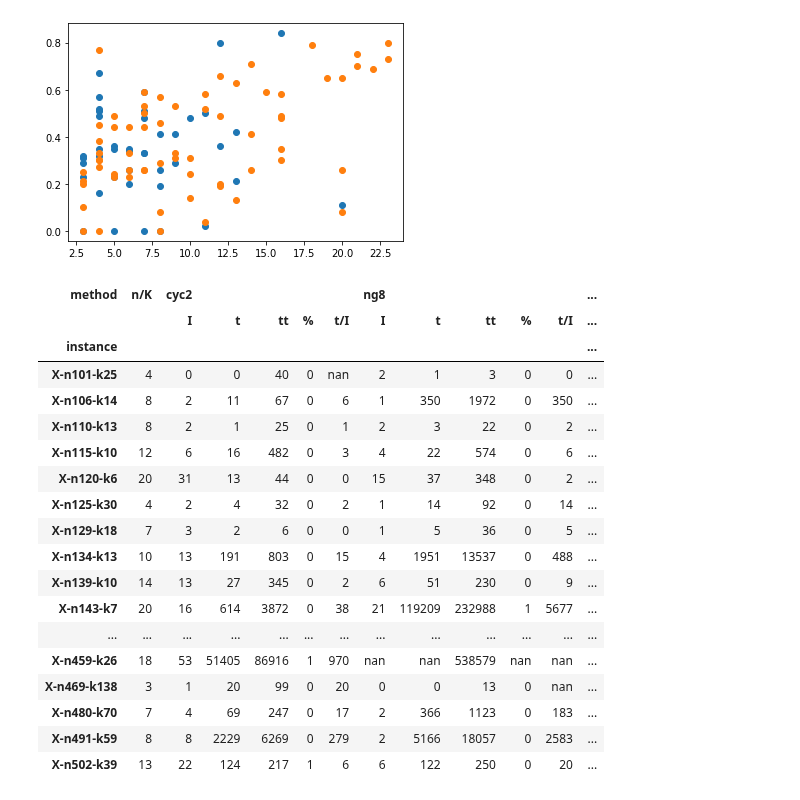
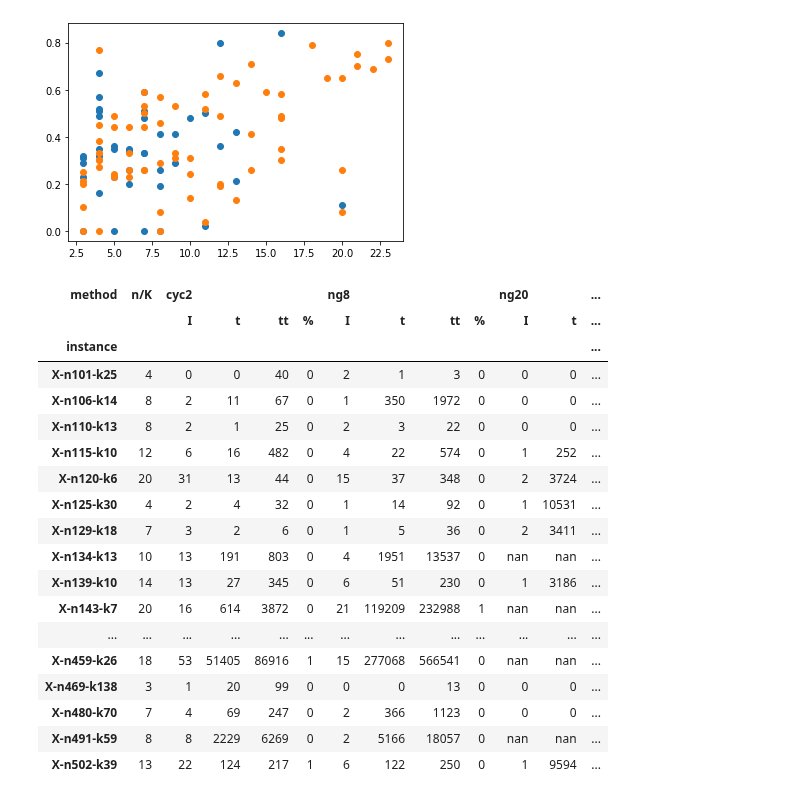
Before and after one commit to habanzu/cvrp, a Jupyter notebook: notebooks/Evaluation.ipynb, the cells around one changed output. Drawn from its saved outputs; the diff is of its cells as text; code cells hidden in the pictures.

```diff
--- a/notebooks/Evaluation.ipynb
+++ b/notebooks/Evaluation.ipynb
@@ -94,0 +113,24 @@ plt.scatter(df2['n/K'],np.log(df2['total time']))
+# %%
+data['n/K'] = data['n/K'].astype(int)
+data
+plt.figure(figsize=(6.6,4),dpi=200)
+df = data.loc[data.method == "ng8"]
+df1 = df.loc[df.terminated == True].groupby('n/K').mean()
+df2 = df.loc[df.terminated == False].groupby('n/K').mean()
+plt.scatter(df1.index,df1['total time'],marker='>',label='ng8 (terminated)')
+# plt.scatter(df2.index,df2['total time'],marker='o')
+df3 = data.loc[data.method == "cyc2"].groupby('n/K').mean()
+plt.scatter(df3.index,df3['total time'],marker='v',label='2-cycle')
+df4 = data.loc[data.method == "SPPRC"].groupby('n/K').mean()
+plt.scatter(df4.index,df4['total time'],marker='^',label='SPPRC')
+plt.yscale('log')
+
+df = data.loc[data.method == "ng20"].copy()
+df1 = df.loc[df.terminated == True].groupby('n/K').mean()
+df2 = df.loc[df.terminated == False].groupby('n/K').mean()
+plt.scatter(df1.index,df1['total time'],label="ng20 (terminated)",marker='<')
+# plt.scatter(df2.index,df2['total time'],label="Aborted",marker='x')
+
+ax = plt.gca()
+ax.xaxis.set_major_locator(MaxNLocator(integer=True))
+plt.legend(loc='lower right')
@@ -134,6 +179,7 @@ c = 0.99
 data['I'] = np.nan
 data['t'] = np.nan
 data['lb_rel'] = np.nan
+data['time_beaten'] = False
 
 for index, row in data.iterrows():
     if row['terminated']:
@@ -142,6 +188,7 @@ for index, row in data.iterrows():
             instance = row["instance"]
             method = row["method"]
             bound_sup = data['final bound'][f"{instance}-{hierarchy[method]}"]
+            time_sup = data['total time'][f"{instance}-{hierarchy[method]}"]
             bound_c = row['final bound'] * c
             df_beaten = df[df['lower_bound'] >= bound_sup]
             df_c = df[df['lower_bound'] >= bound_c]
@@ -153,8 +200,12 @@ for index, row in data.iterrows():
             data.loc[index, 'Ic'] = df_c.shape[0] - 1
             data.loc[index, 'tc'] = df_c['total time'].iloc[-1] - df_c.iloc[0,df_c.columns.get_loc('total time')]
 
+            if row['total time'] < time_sup:
+                data.loc[index, 'time_beaten'] = True
+
 data["t/I"] = data['t'] / (data["I"])
 data["%"] = data['t'].divide(data['total time'],fill_value=np.nan)
 data["%c"] = data['tc'].divide(data['total time'],fill_value=np.nan)
 data["tt"] = data['total time']
 data = data.round({"total time":0, "t":0,"tc":0, "%":2,"%c":2,"t/I":0})
+data
@@ -206,37 +351,37 @@ plt.scatter(df2['n/K'],df2['%c'])
 <matplotlib.collections.PathCollection at 0x...>
 [figure]
 # %%
-table = data[['instance','method','I','t','tt',"%","t/I","n/K"]]
+table = data[['instance','method','I','t','tt',"%","n/K"]]
 table = table[table.method != "SPPRC"]
 table = table.pivot(index=["instance","n/K"],columns='method')
 table = table.reset_index("n/K")
 table.columns = table.columns.swaplevel()
 _, index = table.columns.sortlevel()
 table = table.iloc[:,index]
 ser = table[("","n/K")]
 table = table[['cyc2','ng8','ng20']]
 table.insert(0,"n/K",ser)
-# # format_dict = {("ng8","%"):"{:.0%}".format, ("ng20","%"):"{:.0%}".format, ("cyc2","%"):"{:.0%}".format}
-# # table.iloc[:46].to_latex("output/table_small.tex",formatters=format_dict,float_format="%.0f",na_rep="-")
-# # table.iloc[46:].to_latex("output/table_large.tex",formatters=format_dict,float_format="%.0f",na_rep="-")
+format_dict = {("ng8","%"):"{:.0%}".format, ("ng20","%"):"{:.0%}".format, ("cyc2","%"):"{:.0%}".format}
+table.iloc[:40].to_latex("output/table_small.tex",formatters=format_dict,float_format="%.0f",na_rep="-")
+table.iloc[40:].to_latex("output/table_large.tex",formatters=format_dict,float_format="%.0f",na_rep="-")
 table.style.format("{:.0f}")
 # %% [output]
-| method | n/K | cyc2 |  |  |  |  | ng8 |  |  |  |  | ... |
-|  |  | I | t | tt | % | t/I | I | t | tt | % | t/I | ... |
+| method | n/K | cyc2 |  |  |  | ng8 |  |  |  | ng20 |  | ... |
+|  |  | I | t | tt | % | I | t | tt | % | I | t | ... |
 | instance |  |  |  |  |  |  |  |  |  |  |  | ... |
-| X-n101-k25 | 4 | 0 | 0 | 40 | 0 | nan | 2 | 1 | 3 | 0 | 0 | ... |
-| X-n106-k14 | 8 | 2 | 11 | 67 | 0 | 6 | 1 | 350 | 1972 | 0 | 350 | ... |
-| X-n110-k13 | 8 | 2 | 1 | 25 | 0 | 1 | 2 | 3 | 22 | 0 | 2 | ... |
-| X-n115-k10 | 12 | 6 | 16 | 482 | 0 | 3 | 4 | 22 | 574 | 0 | 6 | ... |
-| X-n120-k6 | 20 | 31 | 13 | 44 | 0 | 0 | 15 | 37 | 348 | 0 | 2 | ... |
-| X-n125-k30 | 4 | 2 | 4 | 32 | 0 | 2 | 1 | 14 | 92 | 0 | 14 | ... |
-| X-n129-k18 | 7 | 3 | 2 | 6 | 0 | 0 | 1 | 5 | 36 | 0 | 5 | ... |
-| X-n134-k13 | 10 | 13 | 191 | 803 | 0 | 15 | 4 | 1951 | 13537 | 0 | 488 | ... |
-| X-n139-k10 | 14 | 13 | 27 | 345 | 0 | 2 | 6 | 51 | 230 | 0 | 9 | ... |
-| X-n143-k7 | 20 | 16 | 614 | 3872 | 0 | 38 | 21 | 119209 | 232988 | 1 | 5677 | ... |
+| X-n101-k25 | 4 | 0 | 0 | 40 | 0 | 2 | 1 | 3 | 0 | 0 | 0 | ... |
+| X-n106-k14 | 8 | 2 | 11 | 67 | 0 | 1 | 350 | 1972 | 0 | 0 | 0 | ... |
+| X-n110-k13 | 8 | 2 | 1 | 25 | 0 | 2 | 3 | 22 | 0 | 0 | 0 | ... |
+| X-n115-k10 | 12 | 6 | 16 | 482 | 0 | 4 | 22 | 574 | 0 | 1 | 252 | ... |
+| X-n120-k6 | 20 | 31 | 13 | 44 | 0 | 15 | 37 | 348 | 0 | 2 | 3724 | ... |
+| X-n125-k30 | 4 | 2 | 4 | 32 | 0 | 1 | 14 | 92 | 0 | 1 | 10531 | ... |
+| X-n129-k18 | 7 | 3 | 2 | 6 | 0 | 1 | 5 | 36 | 0 | 2 | 3411 | ... |
+| X-n134-k13 | 10 | 13 | 191 | 803 | 0 | 4 | 1951 | 13537 | 0 | nan | nan | ... |
+| X-n139-k10 | 14 | 13 | 27 | 345 | 0 | 6 | 51 | 230 | 0 | 1 | 3186 | ... |
+| X-n143-k7 | 20 | 16 | 614 | 3872 | 0 | 21 | 119209 | 232988 | 1 | nan | nan | ... |
 | ... | ... | ... | ... | ... | ... | ... | ... | ... | ... | ... | ... | ... |
-| X-n459-k26 | 18 | 53 | 51405 | 86916 | 1 | 970 | nan | nan | 538579 | nan | nan | ... |
-| X-n469-k138 | 3 | 1 | 20 | 99 | 0 | 20 | 0 | 0 | 13 | 0 | nan | ... |
-| X-n480-k70 | 7 | 4 | 69 | 247 | 0 | 17 | 2 | 366 | 1123 | 0 | 183 | ... |
-| X-n491-k59 | 8 | 8 | 2229 | 6269 | 0 | 279 | 2 | 5166 | 18057 | 0 | 2583 | ... |
-| X-n502-k39 | 13 | 22 | 124 | 217 | 1 | 6 | 6 | 122 | 250 | 0 | 20 | ... |
+| X-n459-k26 | 18 | 53 | 51405 | 86916 | 1 | 15 | 277068 | 566541 | 0 | nan | nan | ... |
+| X-n469-k138 | 3 | 1 | 20 | 99 | 0 | 0 | 0 | 13 | 0 | 0 | 0 | ... |
+| X-n480-k70 | 7 | 4 | 69 | 247 | 0 | 2 | 366 | 1123 | 0 | 0 | 0 | ... |
+| X-n491-k59 | 8 | 8 | 2229 | 6269 | 0 | 2 | 5166 | 18057 | 0 | nan | nan | ... |
+| X-n502-k39 | 13 | 22 | 124 | 217 | 1 | 6 | 122 | 250 | 0 | 1 | 9594 | ... |
```
Also changed, not shown: parts of 15 cells of this notebook, 5 other files.
